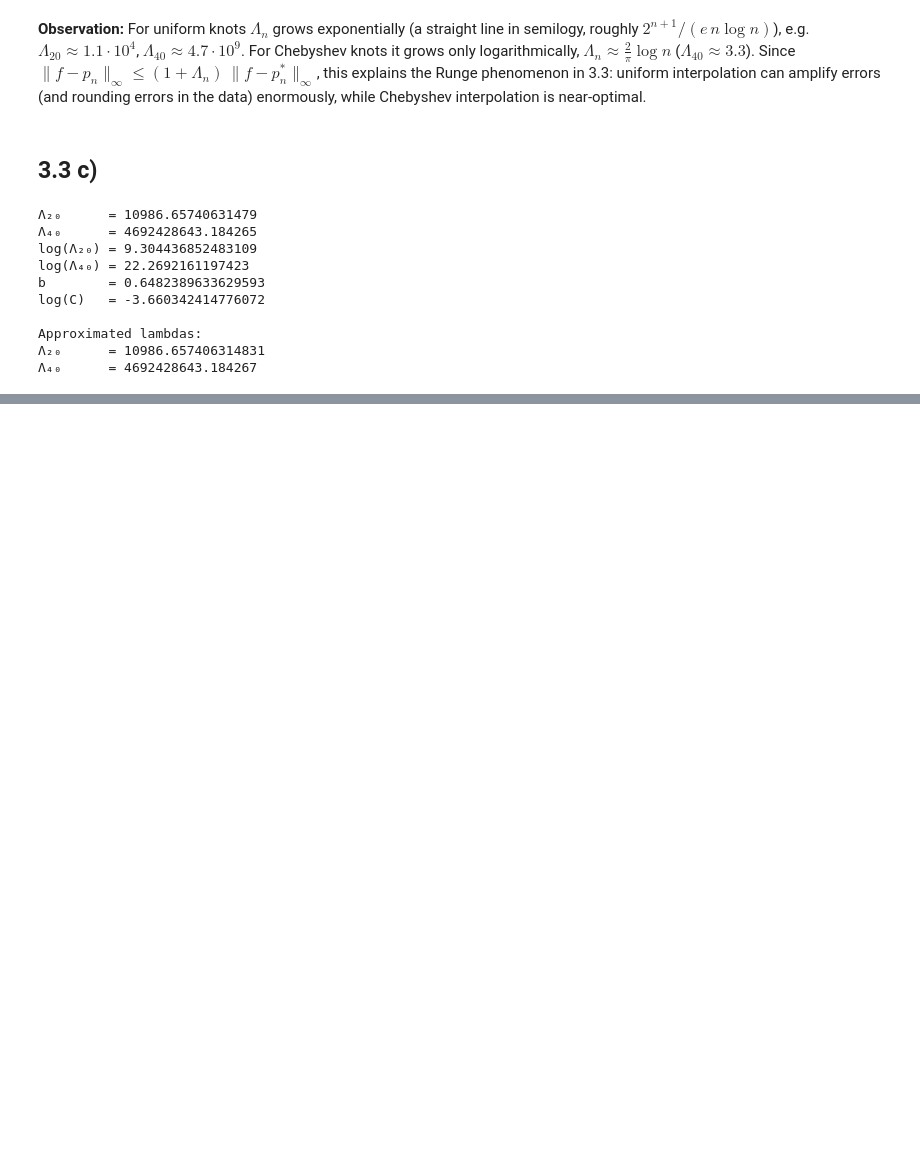
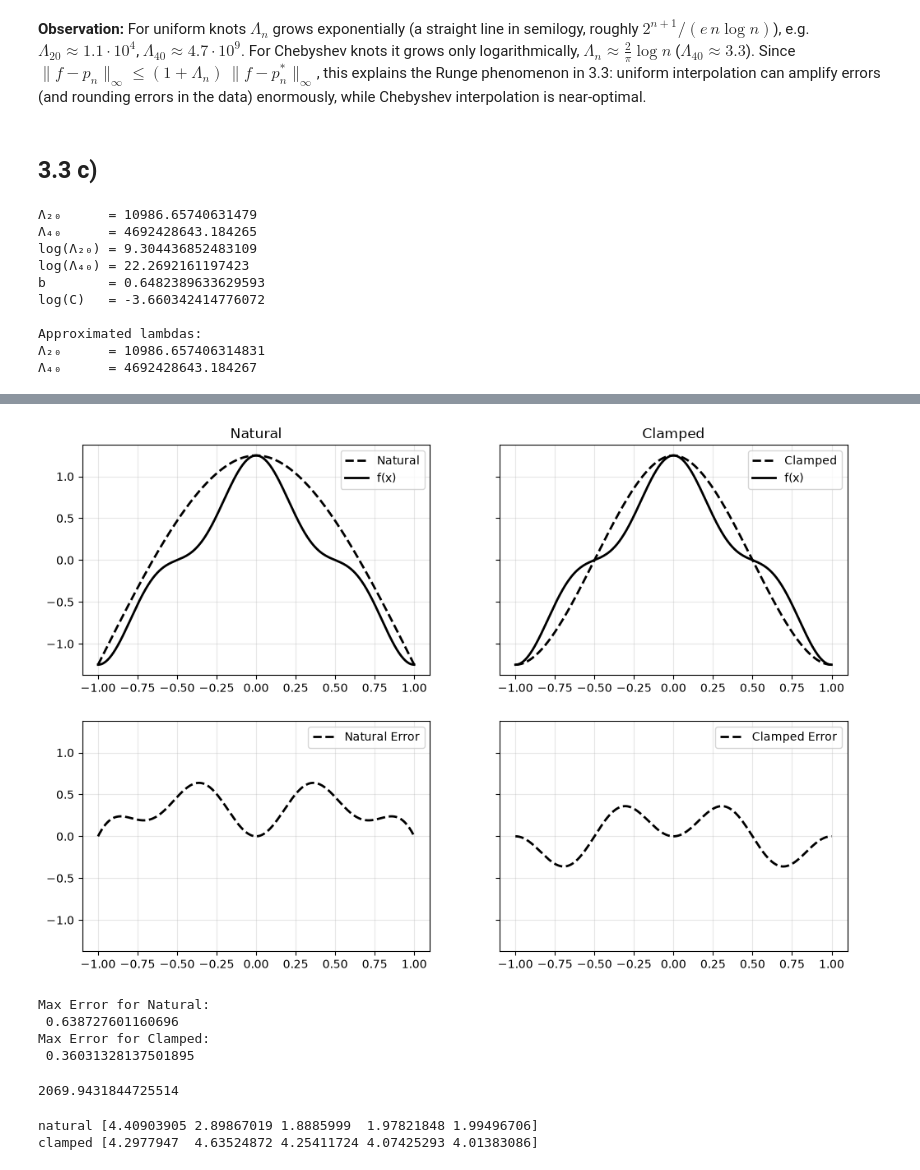
Before and after one commit to NicoReit54/Numerical_Computation, a Jupyter notebook: ex3.ipynb, the cells around one changed output, grey strips where cells are left out. Drawn from its saved outputs; the diff is of its cells as text; code cells hidden in the pictures; blank space fills up the shorter version.

```diff
--- a/ex3.ipynb
+++ b/ex3.ipynb
@@ -237,0 +281,13 @@ np.float64(4692428643.184267)
+# %%
+for name, M, r, bc in [
+        ("natural", M_nat, r_nat, "natural"),
+        ("clamped", M_cl, r_cl, ((1, 0.0), (1, 0.0))),
+    ]:
+        z = np.linalg.solve(M, r)
+        coeffs = z.reshape(2, 4)          # row i = (a_i, b_i, c_i, d_i)
+        print(f"--- {name} ---")
+        print("M =\n", M)
+        print("r =", r)
+        print("coefficients (a_i, b_i, c_i, d_i):\n", coeffs)
+        cs = CubicSpline(x, y, bc_type=bc)
+        print("matches scipy:", np.allclose(coeffs, cs.c[::-1].T), "\n")
@@ -237,0 +312,53 @@ np.float64(4692428643.184267)
+# %%
+# Natural error
+xe = np.linspace(-1, 1, 10001)
+
+natural_coeffs = np.array([
+    [-1.25000000e+00,  3.75000000e+00,  0.00000000e+00, -1.25000000e+00],
+    [ 1.25000000e+00, -1.38777878e-16, -3.75000000e+00,  1.25000000e+00]
+    ])
+
+clamped_coeffs =  np.array([
+    [-1.25000000e+00, 0.00000000e+00,  7.50000000e+00, -5.00000000e+00],
+    [ 1.25000000e+00, 1.55431223e-16, -7.50000000e+00,  5.00000000e+00]
+    ])
+
+
+s = lambda ai, bi, ci, di, xi, x: ai + bi * (x - xi) + ci * (x - xi)**2 + di * (x - xi)**3
+
+natural_y = np.where(xe <= 0,
+                     s(*natural_coeffs[0], -1, xe),
+                     s(*natural_coeffs[1],  0, xe))
+clamped_y = np.where(xe <= 0,
+                     s(*clamped_coeffs[0], -1, xe),
+                     s(*clamped_coeffs[1],  0, xe))
+
+
+
+fig, (row1, row2) = plt.subplots(2, 2, figsize=(12, 8), sharey=True)
+for ax, y, name in zip(row1, [natural_y, clamped_y], ["Natural", "Clamped"]):
+    ax.plot(xe, y, "k--", lw=2, label=name)
+    ax.plot(xe, f(xe), "k-", lw=2, label="f(x)")
+    ax.set_title(f"{name}")
+    ax.legend()
+    ax.grid(alpha=0.3)
+
+for ax, y, name in zip(row2, [natural_y, clamped_y], ["Natural", "Clamped"]):
+    ax.plot(xe, y-f(xe), "k--", lw=2, label=f"{name} Error")
+    ax.grid(alpha=0.3)
+    ax.legend()
+
+plt.show()
+
+for y, name in zip([natural_y, clamped_y], ["Natural", "Clamped"]):
+    print(f"Max Error for {name}:\n", np.max(np.abs(y-f(xe))))
+# %% [output]
+[figure, added]
+Max Error for Natural:
+ 0.638727601160696
+Max Error for Clamped:
+ 0.36031328137501895
+# %%
+85 / 4 * np.pi**4 # showing the border is not really useful for h = 1...
+# %% [output]
+2069.9431844725514
@@ -237,0 +386,7 @@ np.float64(4692428643.184267)
+# %%
+for name, e in errors.items():
+    e = np.array(e)
+    print(name, np.log2(e[:-1] / e[1:]))
+# %% [output]
+natural [4.40903905 2.89867019 1.8885999  1.97821848 1.99496706]
+clamped [4.2977947  4.63524872 4.25411724 4.07425293 4.01383086]
```
Also changed, not shown: parts of 6 cells of this notebook.
